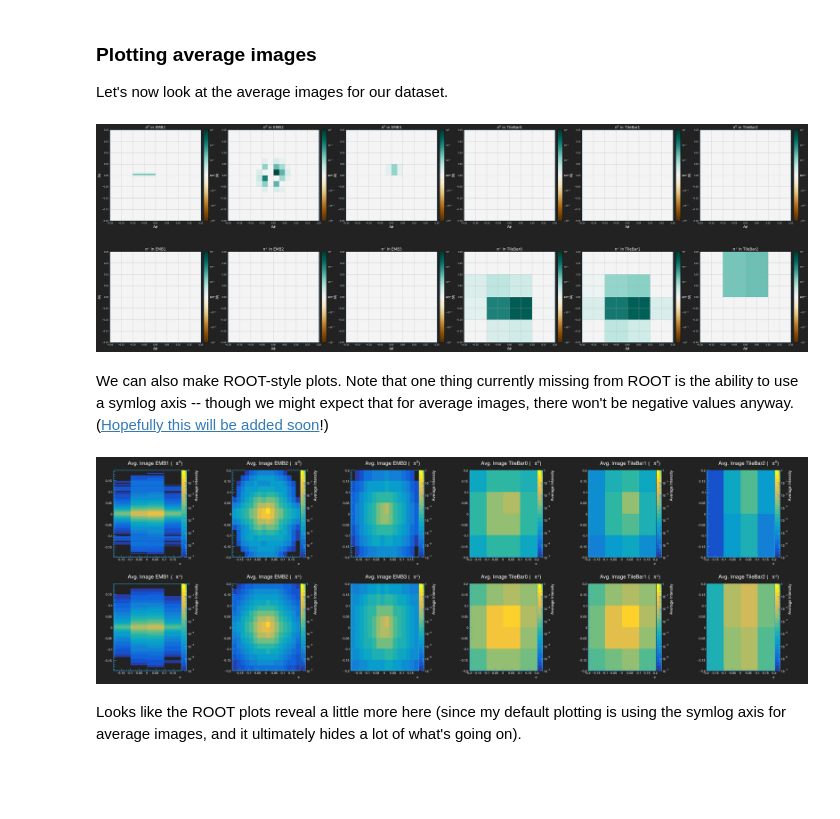
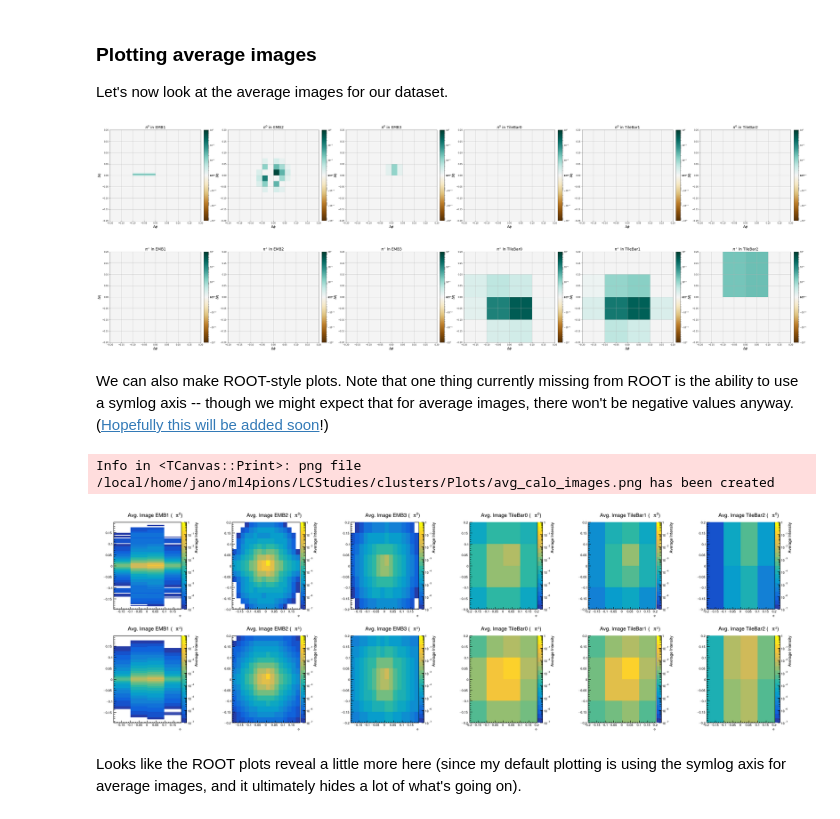
Before and after one commit to atlas-calo-ml/caloml-atlas, a Jupyter notebook: clusters/ClusterStudies_Jan.ipynb, the cells around one changed output. Cells and saved outputs as stored; diff of their text form; code cells hidden in the pictures; blank space fills up the shorter version.

Commit message:
pushing start of reworked jet code, util tweaks and set of local notebook updates

```diff
--- a/clusters/ClusterStudies_Jan.ipynb
+++ b/clusters/ClusterStudies_Jan.ipynb
@@ -79,7 +79,7 @@ if(use_xkcd):
     plt.xkcd(scale=.75,length=100,randomness=1)
 
 # plotting style -- manages our color palette and object colors
-mode = 'dark' # for publications, use "light"
+mode = 'light' # for publications, use "light"
 plotstyle = qu.PlotStyle(mode)
 plotstyle.SetStyle()
 
@@ -421,7 +501,7 @@ cpu.ImagePlot(
     plotstyle=plotstyle
 )
 # %% [output]
-[figure, old version]
+[figure, new version]
 # %% [markdown]
 We can also make ROOT-style plots. Note that one thing currently missing from ROOT is the ability to use a symlog axis -- though we might expect that for average images, there won't be negative values anyway. ([Hopefully this will be added soon](https://root-forum.cern.ch/t/symlog-scale-for-plotting/45021)!)
 # %%
@@ -440,34 +520,36 @@ for key in pdata.keys():
                        0.5 * meta['len_phi'] * meta['cell_size_phi'],
                       meta['len_eta'],
                       -0.5 * meta['len_eta'] * meta['cell_size_eta'],
                        0.5 * meta['len_eta'] * meta['cell_size_eta']
                      )
         for layer,meta in mu.cell_meta.items()
     }
 
     for layer,h in hists[key].items():
         c.cd(i+1)
         lx, ly = mu.cell_meta[layer]['len_phi'], mu.cell_meta[layer]['len_eta']
         avg_image = np.mean(pcells[key][layer],axis=0).reshape(ly, lx)
 
         for j in range(lx):
             for k in range(ly):
                 h.SetBinContent(j+1,k+1,avg_image[k,j])
 
         h.GetZaxis().SetTitleOffset(1.5)
         h.GetZaxis().SetTitleSize(0.04)
         rt.gPad.SetLeftMargin(0.1)
         rt.gPad.SetRightMargin(0.25)
         h.Draw('COLZ')
         h.SetMinimum(1.0e-7)
         h.SetMaximum(1.)
         rt.gPad.SetLogz()
 
         hists
         i += 1
 c.Draw()
+c.SaveAs(plotpath + 'avg_calo_images.png')
 # %% [output]
+Info in <TCanvas::Print>: png file /local/home/jano/ml4pions/LCStudies/clusters/Plots/avg_calo_images.png has been created
-[figure, old version]
+[figure, new version]
 # %% [markdown]
 Looks like the ROOT plots reveal a little more here (since my default plotting is using the symlog axis for average images, and it ultimately hides a lot of what's going on).
 # %% [markdown]
```
Also changed, not shown: parts of 18 cells of this notebook, 8 other files.
